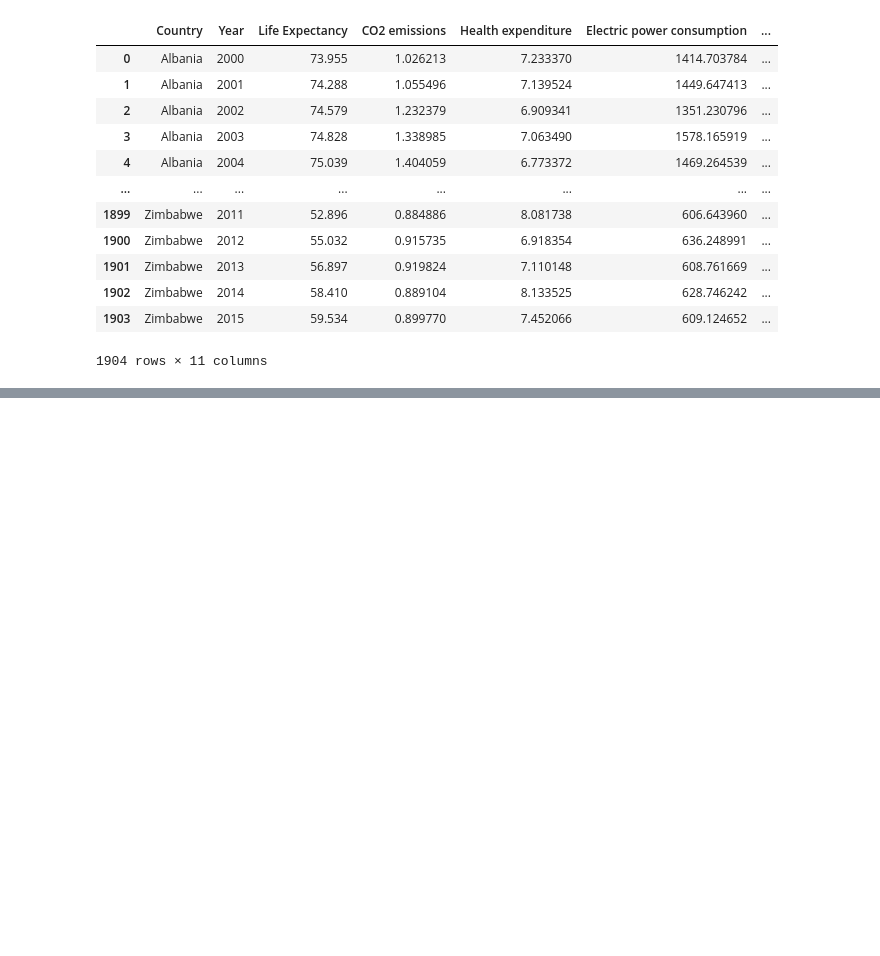
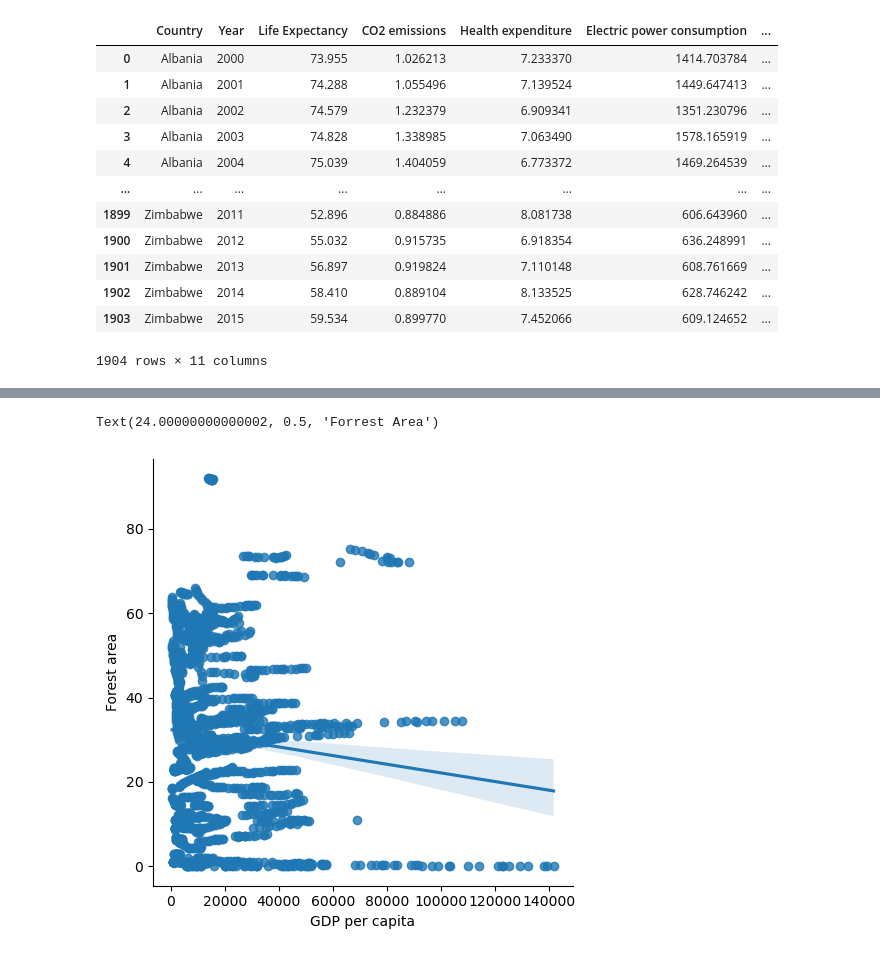
Before and after one commit to ubco-W2022T2-data301/project-group-group28, a Jupyter notebook: analysis/analysis3.ipynb, the cells around one changed output, grey strips where cells are left out. Drawn from its saved outputs; the diff is of its cells as text; code cells hidden in the pictures; blank space fills up the shorter version.

```diff
--- a/analysis/analysis3.ipynb
+++ b/analysis/analysis3.ipynb
@@ -191,0 +248,9 @@ def load_and_process(file_path):
+# %%
+import pandas as pd
+import seaborn as sns
+jk=sns.lmplot(x='GDP per capita', y='Forest area', data=df)
+ax.set_xlabel('GDP per capita (current US$)')
+ax.set_ylabel('Forrest Area')
+# %% [output]
+Text(24.00000000000002, 0.5, 'Forrest Area')
+[figure, added]
```
Also changed, not shown: parts of 11 cells of this notebook.
